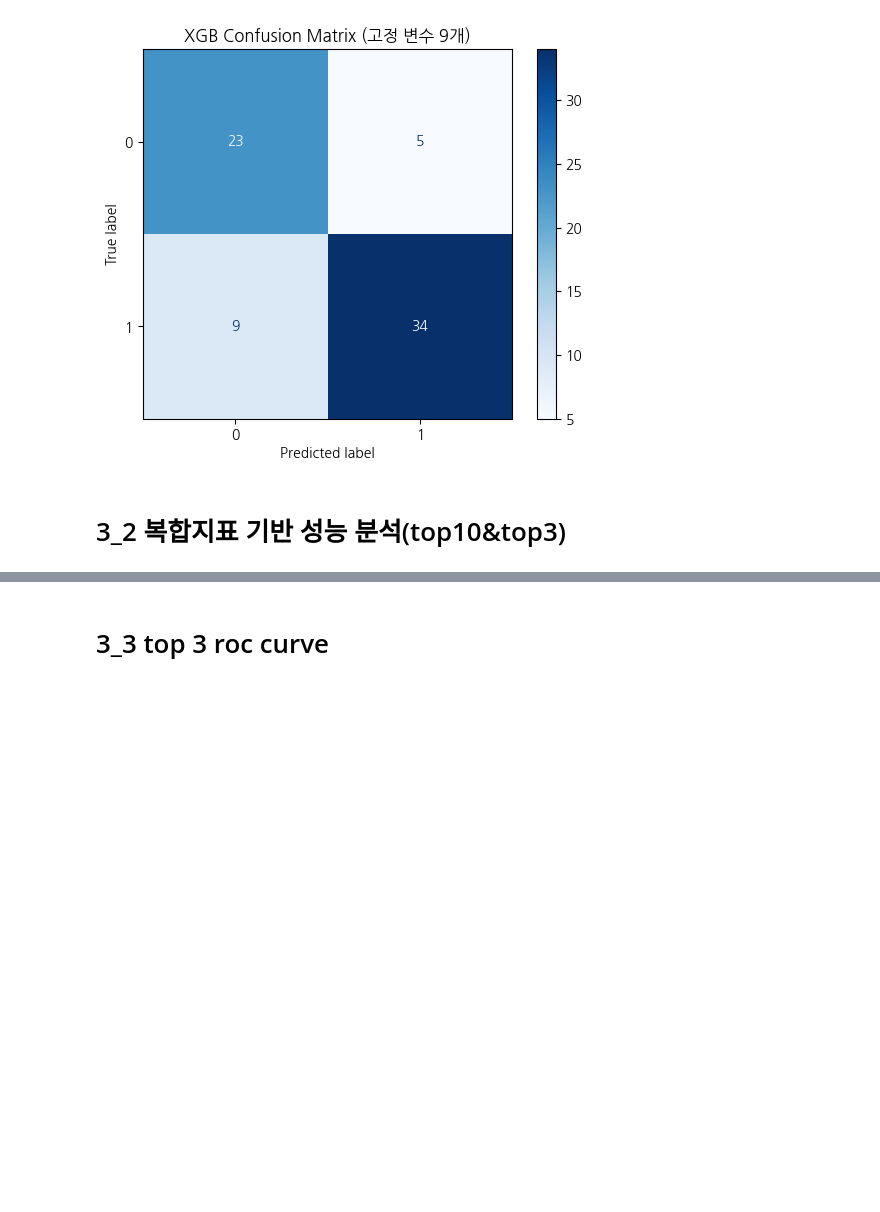
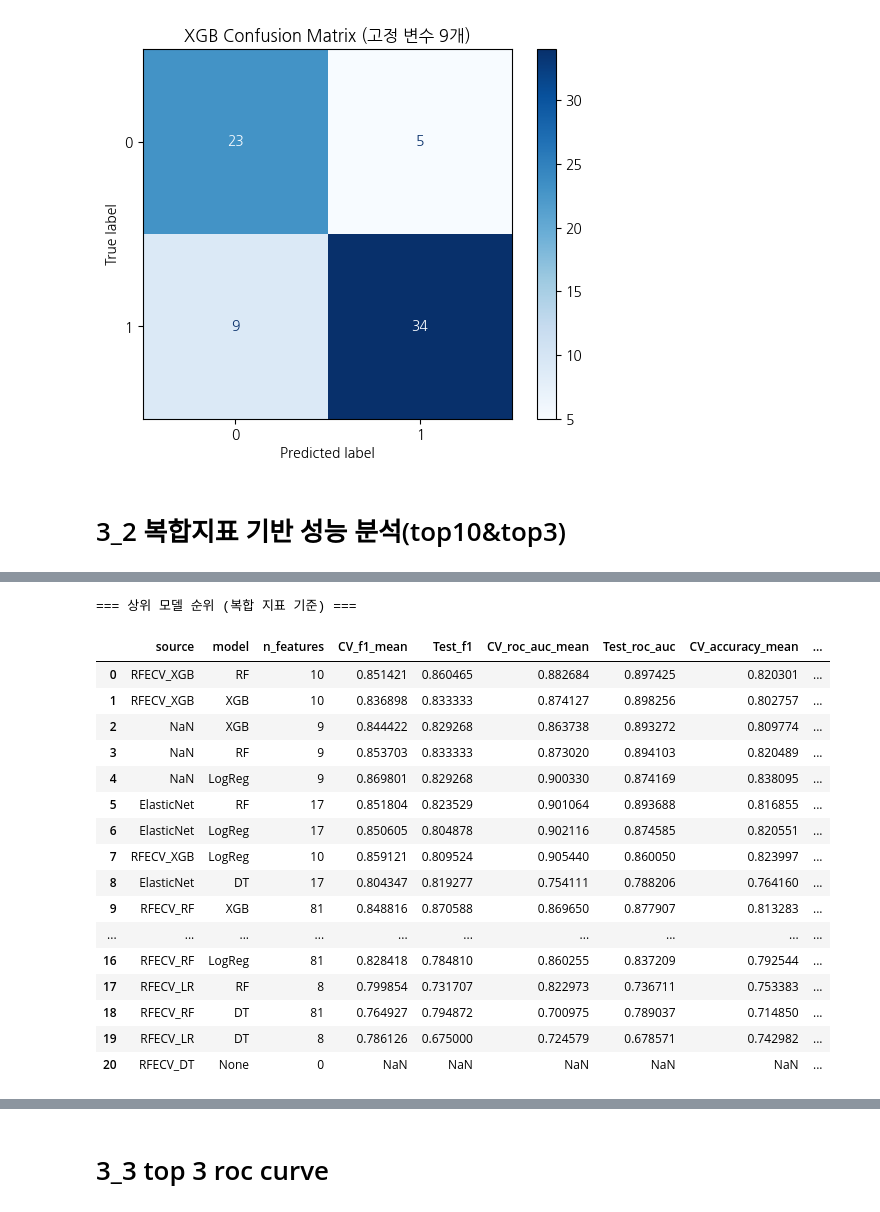
Before and after one commit to hyejinppp/college_life_satisfaction, a Jupyter notebook: sat.ipynb, the cells around one changed output, grey strips where cells are left out. Saved outputs shown, nothing was run; the diff lists cells and outputs as text; code cells hidden in the pictures; blank space fills up the shorter version.

```diff
--- a/sat.ipynb
+++ b/sat.ipynb
@@ -1187,0 +898,55 @@ KeyError: 'Fixed9Vars'
+# %%
+# 1️⃣ 두 결과 합치기
+combined_results_df = pd.concat([results_final_df, results_fixed_df], ignore_index=True)
+
+# 2️⃣ 복합 지표 계산
+combined_results_df["perf_mean"] = combined_results_df[
+    ["Test_f1", "Test_roc_auc", "Test_balanced_acc"]].mean(axis=1)
+
+combined_results_df["overfit_gap"] = (
+    abs(combined_results_df["CV_f1_mean"] - combined_results_df["Test_f1"]) +
+    abs(combined_results_df["CV_roc_auc_mean"] - combined_results_df["Test_roc_auc"]) +
+    abs(combined_results_df["CV_accuracy_mean"] - combined_results_df["Test_balanced_acc"])
+) / 3
+
+# 변수 복잡도: n_features / 171 (전체 변수 수)
+combined_results_df["var_penalty"] = combined_results_df["n_features"] / 171
+
+# 최종 composite score
+combined_results_df["composite_score"] = (
+    combined_results_df["perf_mean"]
+    - 0.5 * combined_results_df["overfit_gap"]
+    - 0.2 * combined_results_df["var_penalty"]
+)
+
+# 3️⃣ 상위 모델 정렬
+top_models_df = combined_results_df.sort_values(by="composite_score", ascending=False).reset_index(drop=True)
+
+# 4️⃣ 결과 출력
+print("\n=== 상위 모델 순위 (복합 지표 기준) ===")
+display(top_models_df[[
+    "source", "model", "n_features",
+    "CV_f1_mean", "Test_f1",
+    "CV_roc_auc_mean", "Test_roc_auc",
+    "CV_accuracy_mean", "Test_balanced_acc",
+    "perf_mean", "overfit_gap", "var_penalty", "composite_score"
+]])
+# %% [output]
+=== 상위 모델 순위 (복합 지표 기준) ===
+|  | source | model | n_features | CV_f1_mean | Test_f1 | CV_roc_auc_mean | Test_roc_auc | CV_accuracy_mean | ... |
+| 0 | RFECV_XGB | RF | 10 | 0.851421 | 0.860465 | 0.882684 | 0.897425 | 0.820301 | ... |
+| 1 | RFECV_XGB | XGB | 10 | 0.836898 | 0.833333 | 0.874127 | 0.898256 | 0.802757 | ... |
+| 2 | NaN | XGB | 9 | 0.844422 | 0.829268 | 0.863738 | 0.893272 | 0.809774 | ... |
+| 3 | NaN | RF | 9 | 0.853703 | 0.833333 | 0.873020 | 0.894103 | 0.820489 | ... |
+| 4 | NaN | LogReg | 9 | 0.869801 | 0.829268 | 0.900330 | 0.874169 | 0.838095 | ... |
+| 5 | ElasticNet | RF | 17 | 0.851804 | 0.823529 | 0.901064 | 0.893688 | 0.816855 | ... |
+| 6 | ElasticNet | LogReg | 17 | 0.850605 | 0.804878 | 0.902116 | 0.874585 | 0.820551 | ... |
+| 7 | RFECV_XGB | LogReg | 10 | 0.859121 | 0.809524 | 0.905440 | 0.860050 | 0.823997 | ... |
+| 8 | ElasticNet | DT | 17 | 0.804347 | 0.819277 | 0.754111 | 0.788206 | 0.764160 | ... |
+| 9 | RFECV_RF | XGB | 81 | 0.848816 | 0.870588 | 0.869650 | 0.877907 | 0.813283 | ... |
+| ... | ... | ... | ... | ... | ... | ... | ... | ... | ... |
+| 16 | RFECV_RF | LogReg | 81 | 0.828418 | 0.784810 | 0.860255 | 0.837209 | 0.792544 | ... |
+| 17 | RFECV_LR | RF | 8 | 0.799854 | 0.731707 | 0.822973 | 0.736711 | 0.753383 | ... |
+| 18 | RFECV_RF | DT | 81 | 0.764927 | 0.794872 | 0.700975 | 0.789037 | 0.714850 | ... |
+| 19 | RFECV_LR | DT | 8 | 0.786126 | 0.675000 | 0.724579 | 0.678571 | 0.742982 | ... |
+| 20 | RFECV_DT | None | 0 | NaN | NaN | NaN | NaN | NaN | ... |
```
Also changed, not shown: parts of 5 cells of this notebook.
